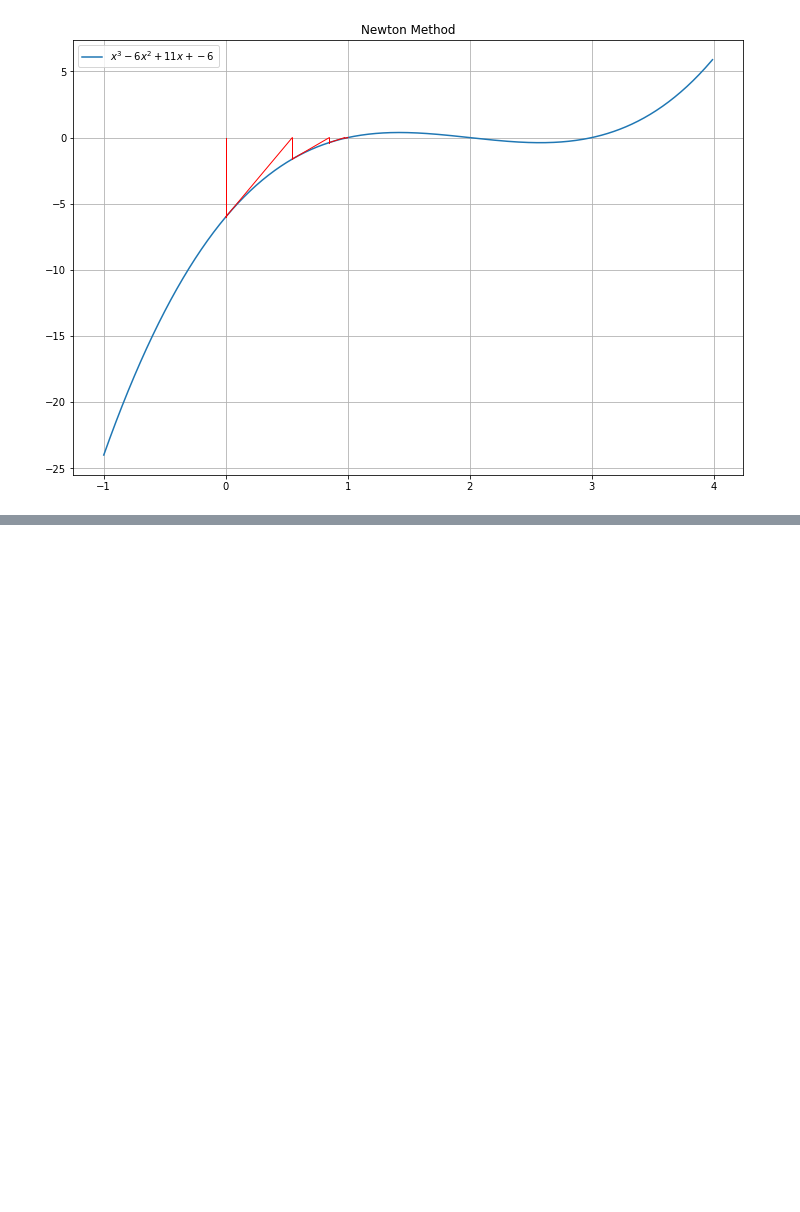
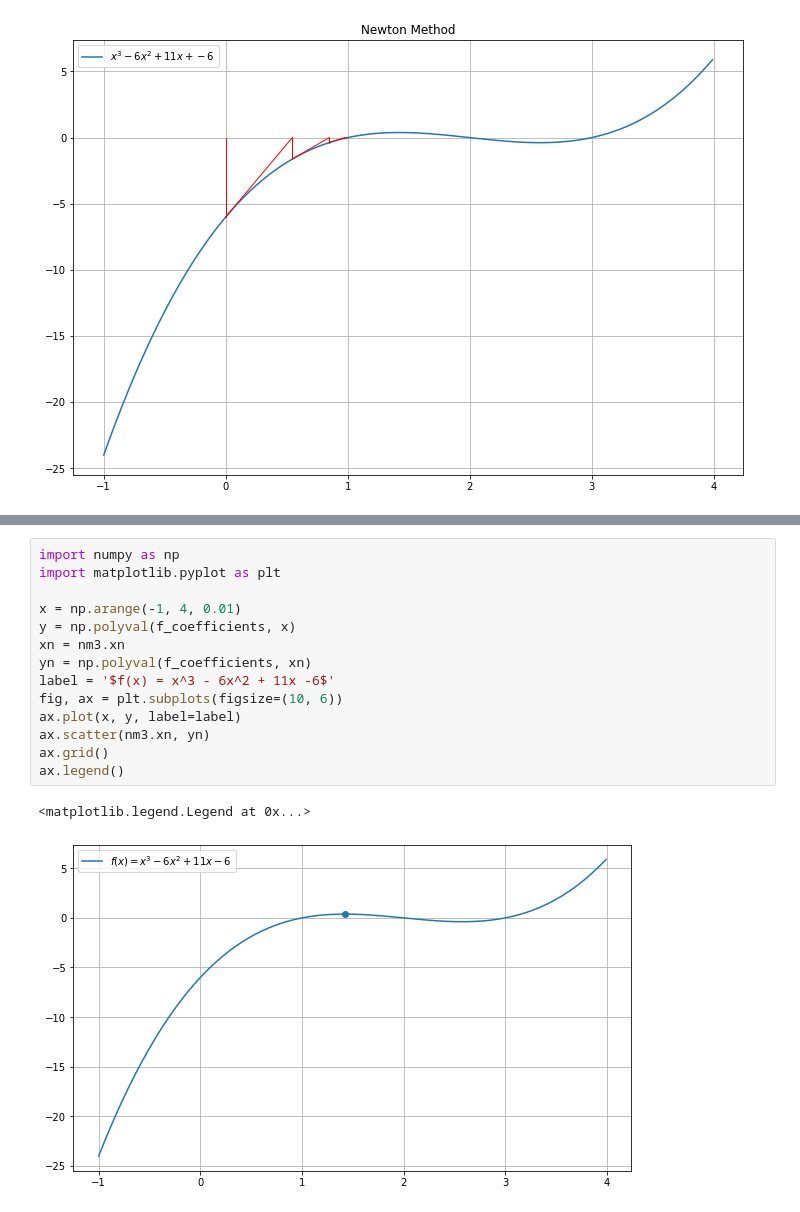
Before and after one commit to p1xckha/python-snippets, a Jupyter notebook: numpy/newton_method.ipynb, the cells around one changed output, grey strips where cells are left out. Drawn from its saved outputs; the diff is of its cells as text; blank space fills up the shorter version.

```diff
--- a/numpy/newton_method.ipynb
+++ b/numpy/newton_method.ipynb
@@ -140,0 +176,17 @@ print(nm2)
+# %%
+import numpy as np
+import matplotlib.pyplot as plt
+
+x = np.arange(-1, 4, 0.01)
+y = np.polyval(f_coefficients, x)
+xn = nm3.xn
+yn = np.polyval(f_coefficients, xn)
+label = '$f(x) = x^3 - 6x^2 + 11x -6$'
+fig, ax = plt.subplots(figsize=(10, 6))
+ax.plot(x, y, label=label)
+ax.scatter(nm3.xn, yn)
+ax.grid()
+ax.legend()
+# %% [output]
+<matplotlib.legend.Legend at 0x...>
+[figure, added]
```
Also changed, not shown: parts of 8 cells of this notebook.
